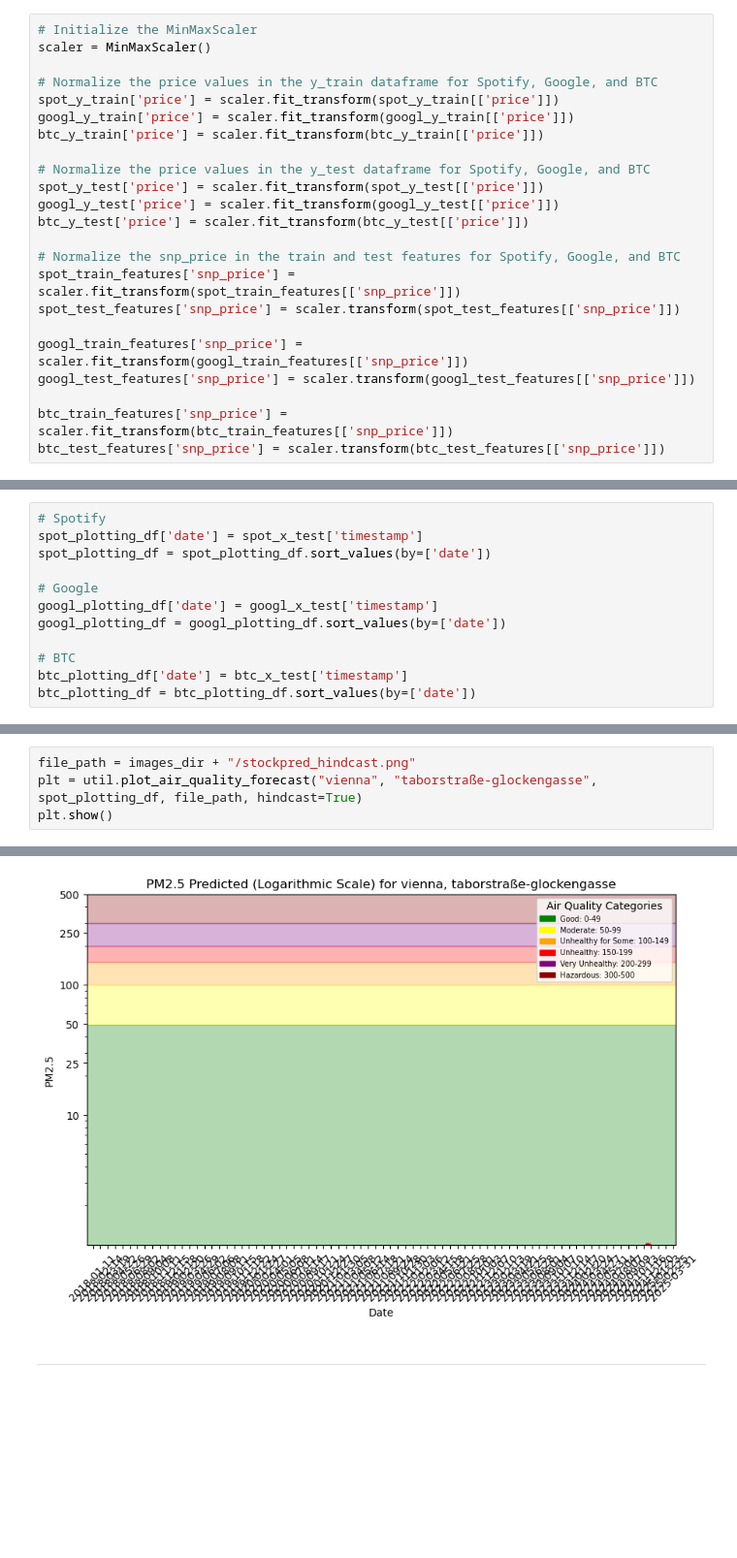
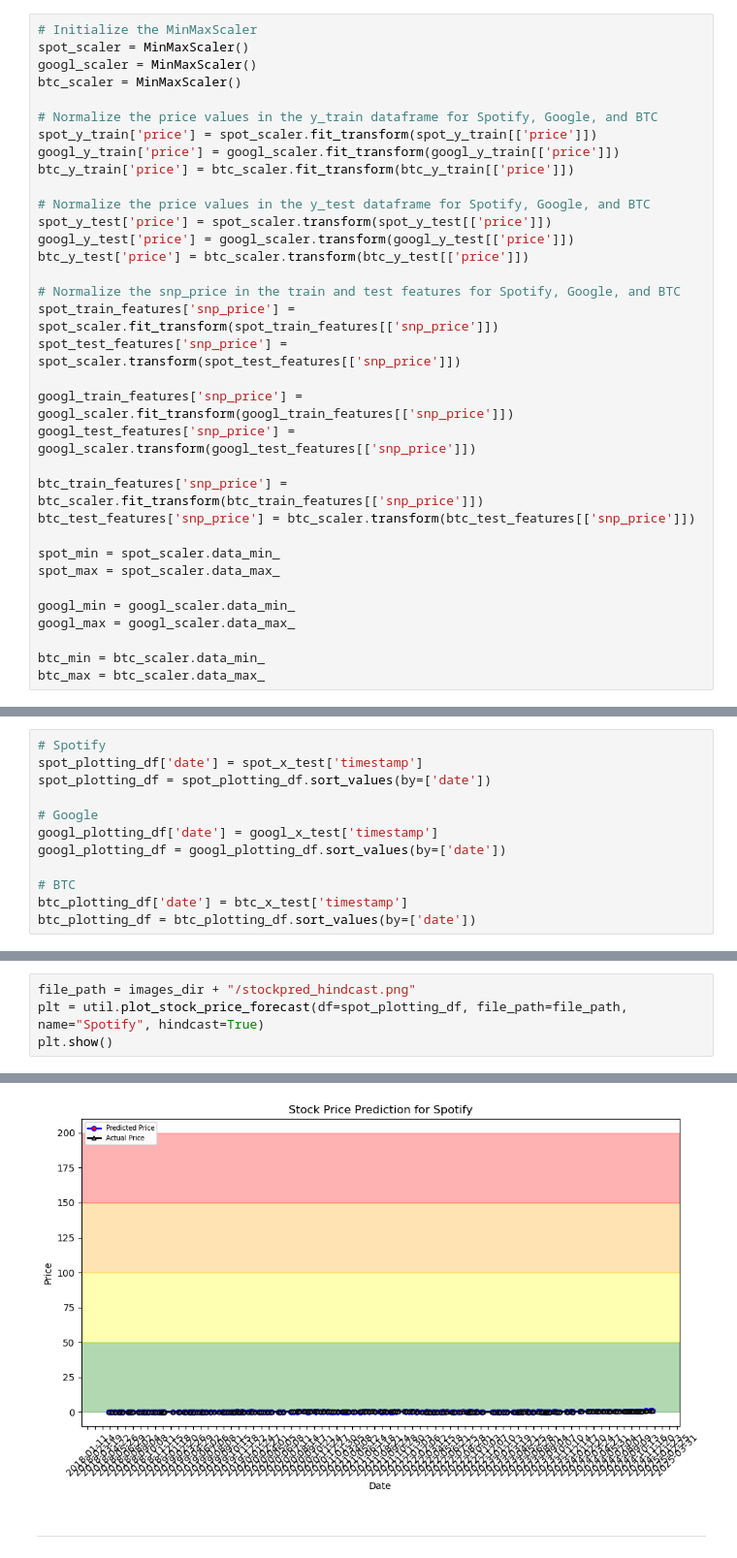
Before and after one commit to TheresaHoesl/StockMarketPrediction, a Jupyter notebook: notebooks/3_stockpred_training_pipeline.ipynb, the cells around one changed output, grey strips where cells are left out. Shown at 97% size. Cells and saved outputs as stored; diff of their text form; blank space fills up the shorter version.

```diff
--- a/notebooks/3_stockpred_training_pipeline.ipynb
+++ b/notebooks/3_stockpred_training_pipeline.ipynb
@@ -222,24 +217,35 @@ btc_test_features = btc_test_features.dropna()
 btc_y_test = btc_y_test.loc[btc_test_features.index]
 # %%
 # Initialize the MinMaxScaler
-scaler = MinMaxScaler()
+spot_scaler = MinMaxScaler()
+googl_scaler = MinMaxScaler()
+btc_scaler = MinMaxScaler()
 
 # Normalize the price values in the y_train dataframe for Spotify, Google, and BTC
-spot_y_train['price'] = scaler.fit_transform(spot_y_train[['price']])
-googl_y_train['price'] = scaler.fit_transform(googl_y_train[['price']])
-btc_y_train['price'] = scaler.fit_transform(btc_y_train[['price']])
+spot_y_train['price'] = spot_scaler.fit_transform(spot_y_train[['price']])
+googl_y_train['price'] = googl_scaler.fit_transform(googl_y_train[['price']])
+btc_y_train['price'] = btc_scaler.fit_transform(btc_y_train[['price']])
 
 # Normalize the price values in the y_test dataframe for Spotify, Google, and BTC
-spot_y_test['price'] = scaler.fit_transform(spot_y_test[['price']])
-googl_y_test['price'] = scaler.fit_transform(googl_y_test[['price']])
-btc_y_test['price'] = scaler.fit_transform(btc_y_test[['price']])
+spot_y_test['price'] = spot_scaler.transform(spot_y_test[['price']])
+googl_y_test['price'] = googl_scaler.transform(googl_y_test[['price']])
+btc_y_test['price'] = btc_scaler.transform(btc_y_test[['price']])
 
 # Normalize the snp_price in the train and test features for Spotify, Google, and BTC
-spot_train_features['snp_price'] = scaler.fit_transform(spot_train_features[['snp_price']])
-spot_test_features['snp_price'] = scaler.transform(spot_test_features[['snp_price']])
+spot_train_features['snp_price'] = spot_scaler.fit_transform(spot_train_features[['snp_price']])
+spot_test_features['snp_price'] = spot_scaler.transform(spot_test_features[['snp_price']])
 
-googl_train_features['snp_price'] = scaler.fit_transform(googl_train_features[['snp_price']])
-googl_test_features['snp_price'] = scaler.transform(googl_test_features[['snp_price']])
+googl_train_features['snp_price'] = googl_scaler.fit_transform(googl_train_features[['snp_price']])
+googl_test_features['snp_price'] = googl_scaler.transform(googl_test_features[['snp_price']])
 
-btc_train_features['snp_price'] = scaler.fit_transform(btc_train_features[['snp_price']])
-btc_test_features['snp_price'] = scaler.transform(btc_test_features[['snp_price']])
+btc_train_features['snp_price'] = btc_scaler.fit_transform(btc_train_features[['snp_price']])
+btc_test_features['snp_price'] = btc_scaler.transform(btc_test_features[['snp_price']])
+
+spot_min = spot_scaler.data_min_
+spot_max = spot_scaler.data_max_
+
+googl_min = googl_scaler.data_min_
+googl_max = googl_scaler.data_max_
+
+btc_min = btc_scaler.data_min_
+btc_max = btc_scaler.data_max_
@@ -428,5 +449,5 @@ spot_plotting_df
 # %%
 file_path = images_dir + "/stockpred_hindcast.png"
-plt = util.plot_air_quality_forecast("vienna", "taborstraße-glockengasse", spot_plotting_df, file_path, hindcast=True)
+plt = util.plot_stock_price_forecast(df=spot_plotting_df, file_path=file_path, name="Spotify", hindcast=True)
 plt.show()
 # %% [output]
@@ -434,4 +454,4 @@ KeyError: 'pm25'
-[figure, old version]
+[figure, new version]
 # %% [markdown]
 ---
 # %% [markdown]
```
Also changed, not shown: parts of 6 cells of this notebook, 3 other files.
